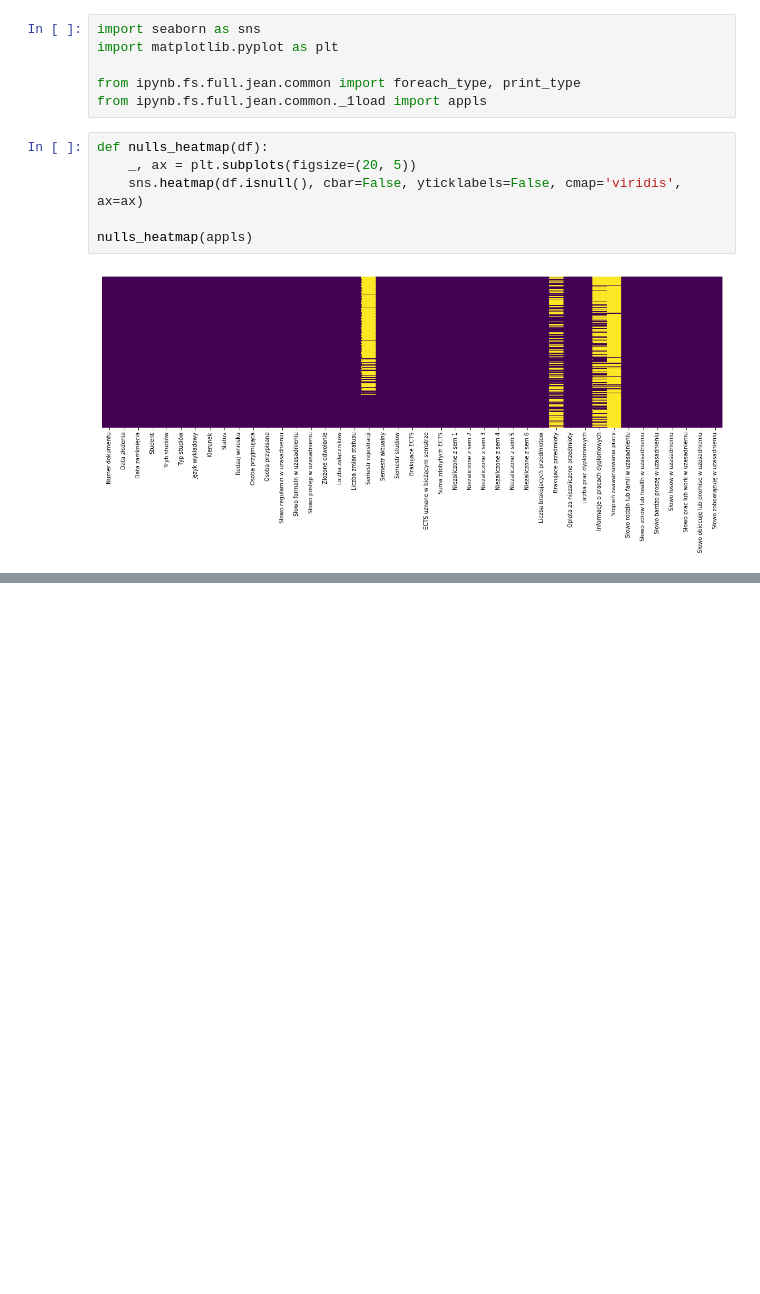
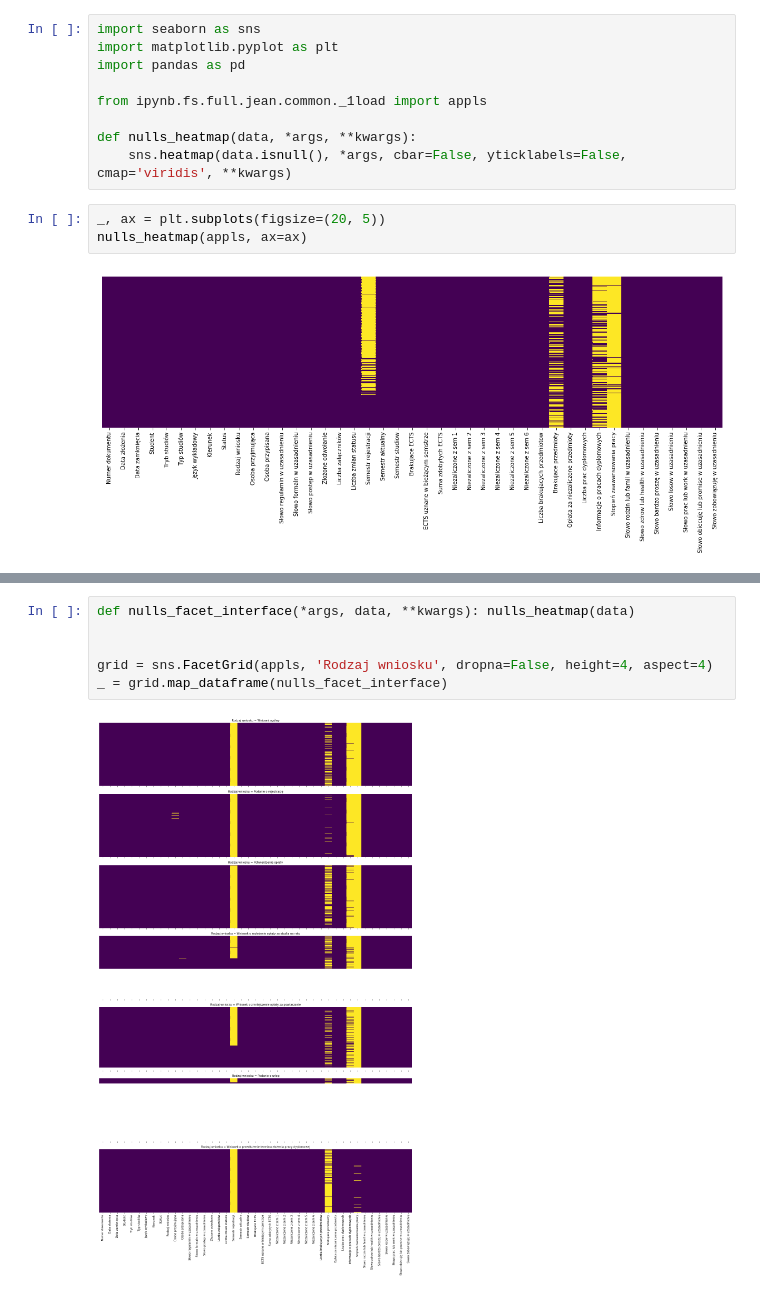
Before and after one commit to piwonskp/jean, a Jupyter notebook: jean/common/_1load/nulls.ipynb, the cells around one changed output, grey strips where cells are left out. Saved outputs shown, nothing was run; the diff lists cells and outputs as text; blank space fills up the shorter version.

```diff
--- a/jean/common/_1load/nulls.ipynb
+++ b/jean/common/_1load/nulls.ipynb
@@ -1,14 +1,14 @@
 # %%
 import seaborn as sns
 import matplotlib.pyplot as plt
+import pandas as pd
 
-from ipynb.fs.full.jean.common import foreach_type, print_type
 from ipynb.fs.full.jean.common._1load import appls
+
+def nulls_heatmap(data, *args, **kwargs):
+    sns.heatmap(data.isnull(), *args, cbar=False, yticklabels=False, cmap='viridis', **kwargs)
 # %%
-def nulls_heatmap(df):
-    _, ax = plt.subplots(figsize=(20, 5))
-    sns.heatmap(df.isnull(), cbar=False, yticklabels=False, cmap='viridis', ax=ax)
-
-nulls_heatmap(appls)
+_, ax = plt.subplots(figsize=(20, 5))
+nulls_heatmap(appls, ax=ax)
 # %% [output]
 [figure]
@@ -33,0 +15,8 @@ _ = list(foreach_type(appls, titled_heatmap))
+# %%
+def nulls_facet_interface(*args, data, **kwargs): nulls_heatmap(data)
+
+
+grid = sns.FacetGrid(appls, 'Rodzaj wniosku', dropna=False, height=4, aspect=4)
+_ = grid.map_dataframe(nulls_facet_interface)
+# %% [output]
+[figure, added]
```
Also changed, not shown: parts of 1 cell of this notebook, 6 other files.
